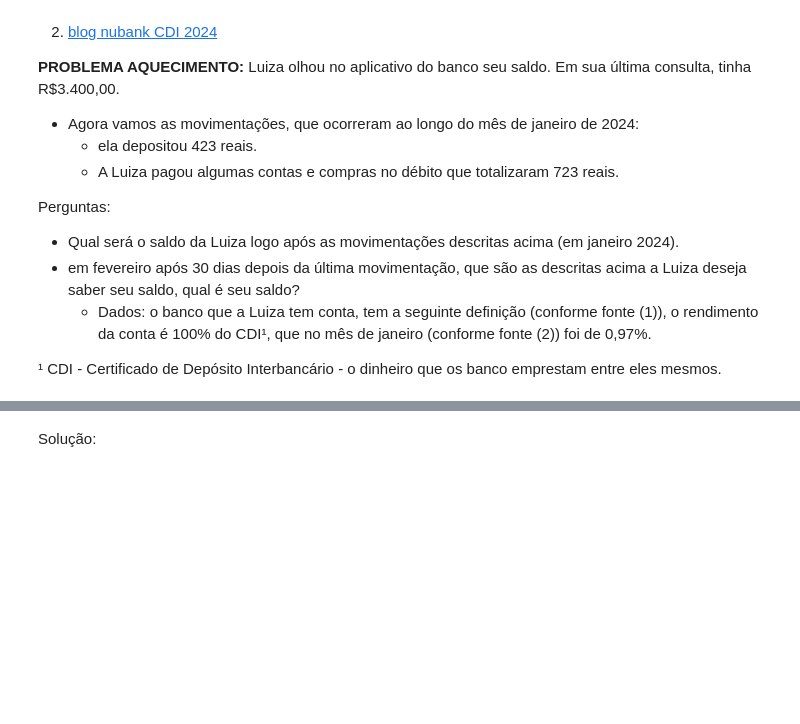
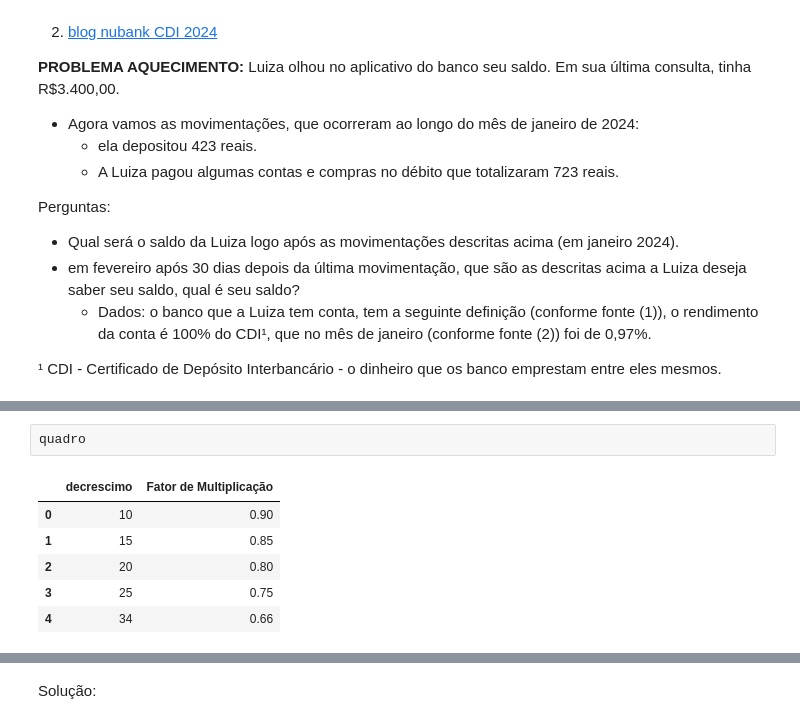
Before and after one commit to Linomc/ceasm, a Jupyter notebook: aula2_CPV_juros_porcentagem.ipynb, the cells around one changed output, grey strips where cells are left out. Cells and saved outputs as stored; diff of their text form; blank space fills up the shorter version.

```diff
--- a/aula2_CPV_juros_porcentagem.ipynb
+++ b/aula2_CPV_juros_porcentagem.ipynb
@@ -63,0 +110,9 @@ Perguntas:
+# %%
+quadro
+# %% [output]
+|  | decrescimo | Fator de Multiplicação |
+| 0 | 10 | 0.90 |
+| 1 | 15 | 0.85 |
+| 2 | 20 | 0.80 |
+| 3 | 25 | 0.75 |
+| 4 | 34 | 0.66 |
```
Also changed, not shown: parts of 7 cells of this notebook.
